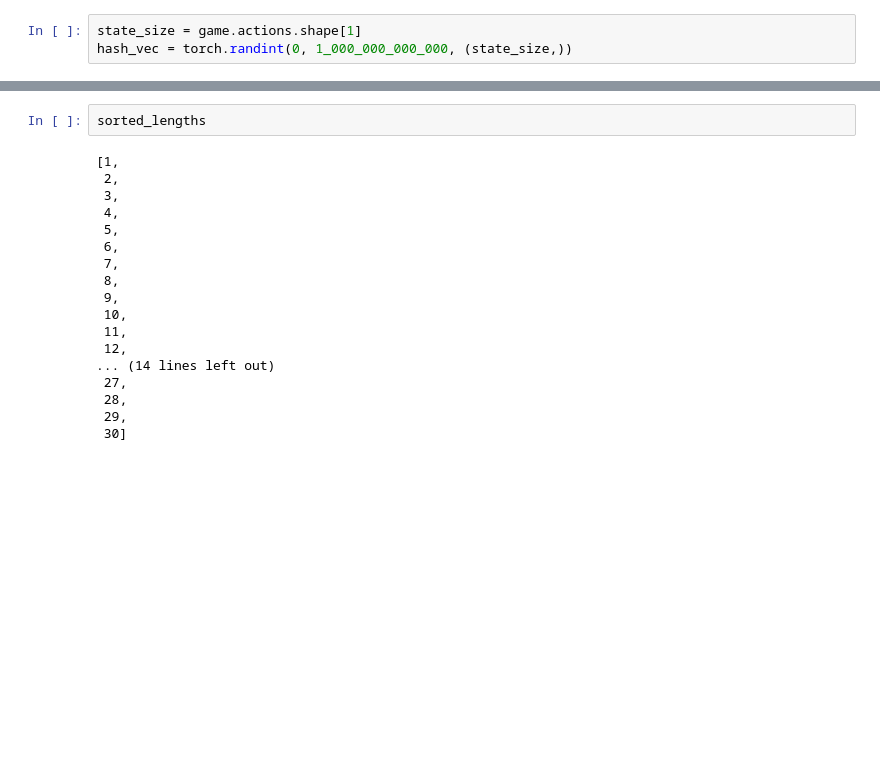
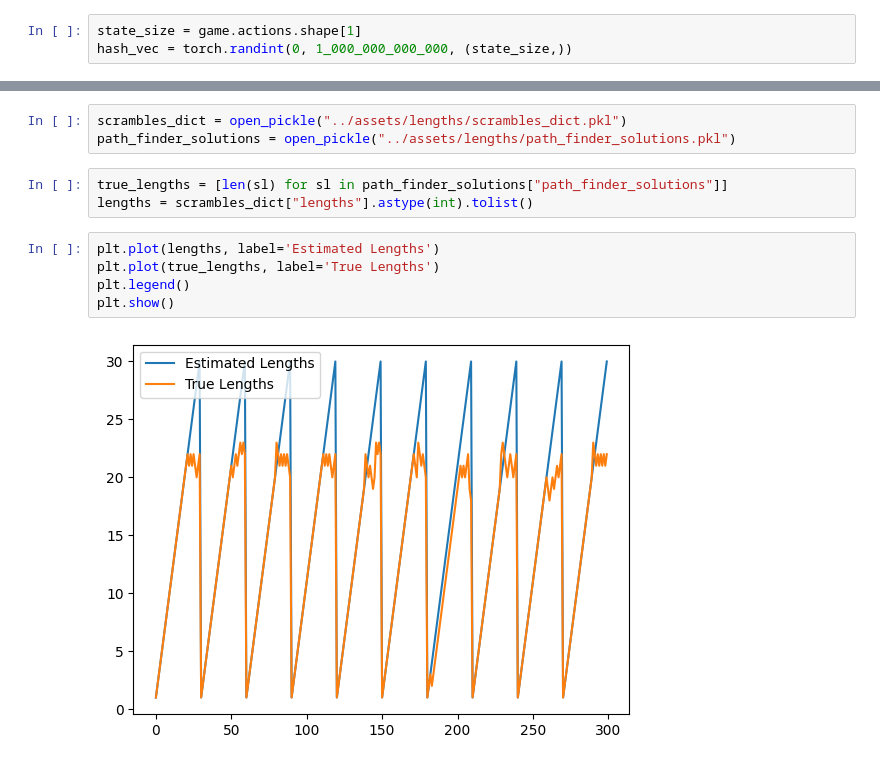
Before and after one commit to tttzof351/DeepDeepCube2, a Jupyter notebook: notebooks/custom_loss.ipynb, the cells around one changed output, grey strips where cells are left out. Saved outputs shown, nothing was run; the diff lists cells and outputs as text; blank space fills up the shorter version.

Commit message:
Add image result of analisys errors

```diff
--- a/notebooks/custom_loss.ipynb
+++ b/notebooks/custom_loss.ipynb
@@ -140,20 +34,13 @@ Predicted length: 2
-# %%
-sorted_lengths
-# %% [output]
-[1,
- 2,
- 3,
- 4,
- 5,
- 6,
- 7,
- 8,
- 9,
- 10,
- 11,
- 12,
-... (14 lines left out)
- 27,
- 28,
- 29,
- 30]
+# %%
+scrambles_dict = open_pickle("../assets/lengths/scrambles_dict.pkl")
+path_finder_solutions = open_pickle("../assets/lengths/path_finder_solutions.pkl")
+# %%
+true_lengths = [len(sl) for sl in path_finder_solutions["path_finder_solutions"]]
+lengths = scrambles_dict["lengths"].astype(int).tolist()
+# %%
+plt.plot(lengths, label='Estimated Lengths')
+plt.plot(true_lengths, label='True Lengths')
+plt.legend()
+plt.show()
+# %% [output]
+[figure, added]
```
Also changed, not shown: parts of 10 cells of this notebook, 4 other files.
